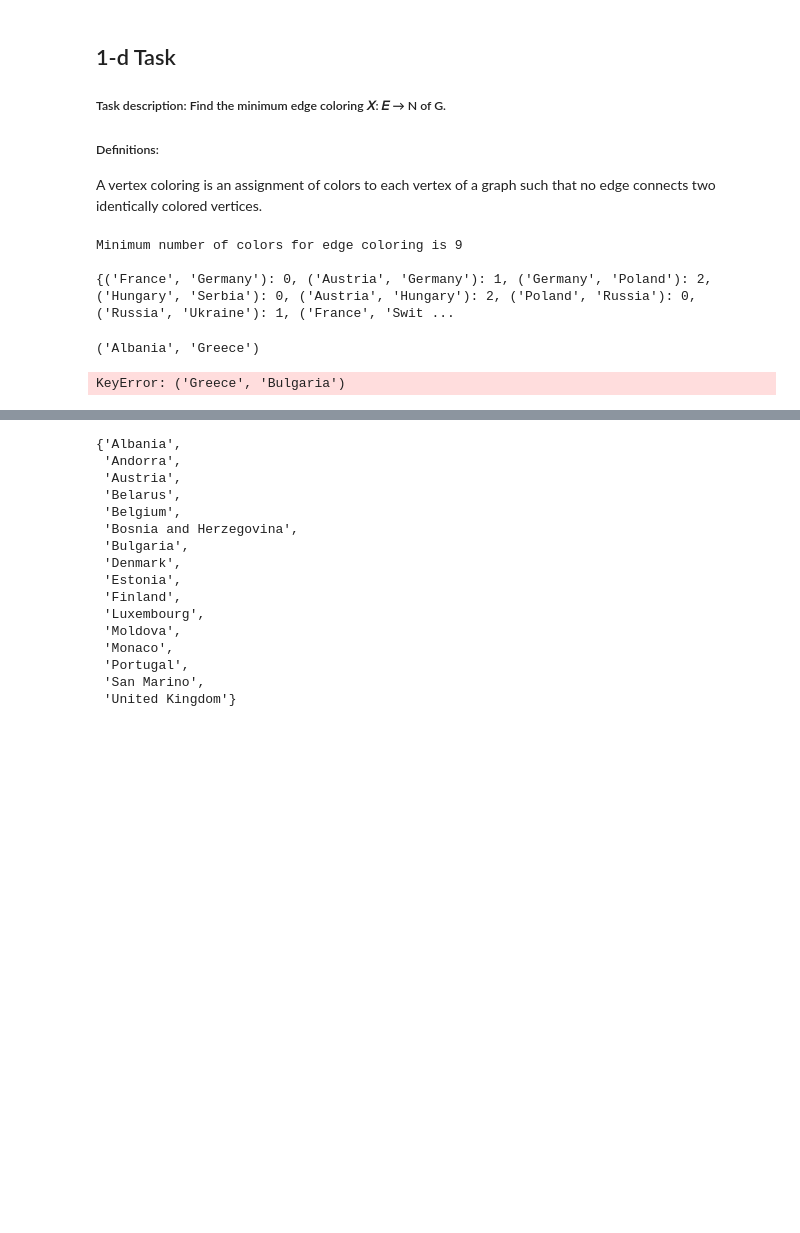
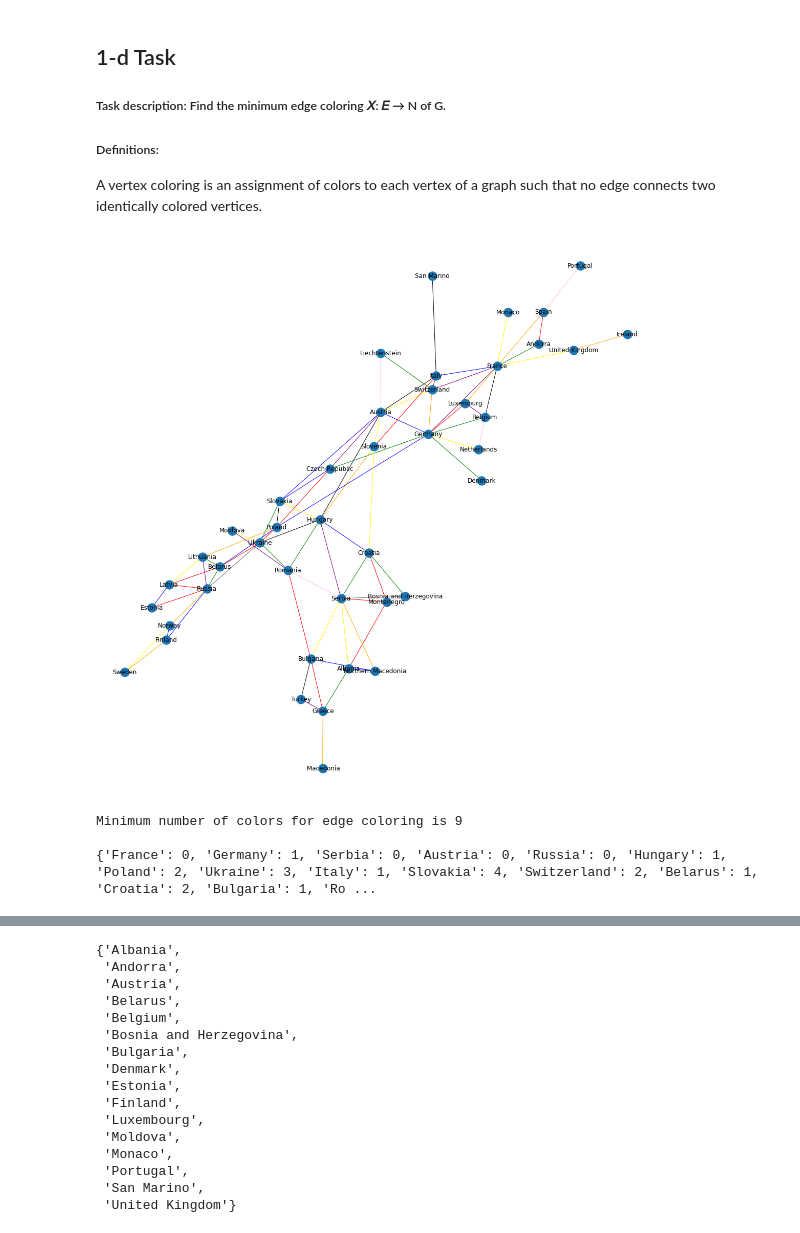
Before and after one commit to vaskers5/D_M_homework_Graphs, a Jupyter notebook: homework.ipynb, the cells around one changed output, grey strips where cells are left out. Saved outputs shown, nothing was run; the diff lists cells and outputs as text; code cells hidden in the pictures; blank space fills up the shorter version.

Commit message:
add wonderful color_map

```diff
--- a/homework.ipynb
+++ b/homework.ipynb
@@ -142,40 +142,43 @@ plt.show()
 ##### Task description: Find the minimum edge coloring 𝑋: 𝐸 → N of G.
 ##### Definitions:
 A vertex coloring is an assignment of colors to each vertex of a graph such that no edge connects two identically colored vertices.
-# %%
-print("Minimum number of colors for edge coloring is", max(nx.greedy_color(nx.line_graph(G)).values())+1)
-print()
-print(nx.greedy_color(nx.line_graph(G)))
-# %% [output]
-Minimum number of colors for edge coloring is 9
-
-{('France', 'Germany'): 0, ('Austria', 'Germany'): 1, ('Germany', 'Poland'): 2, ('Hungary', 'Serbia'): 0, ('Austria', 'Hungary'): 2, ('Poland', 'Russia'): 0, ('Russia', 'Ukraine'): 1, ('France', 'Swit ...
 # %%
 colors = nx.greedy_color(nx.line_graph(G))
 color_map = []
 
 for edge in G.edges:
-    if colors[node]==0:
-        color_map.append('red')
-    elif colors[node]==1:
-        color_map.append('green')
-    elif colors[node]==2:
-        color_map.append('blue')
-    elif colors[node]==3:
-        color_map.append('black')
-    elif colors[node]==4:
-        color_map.append('yellow')
+    if (edge in colors):
+        if colors[(edge)]==0:
+            color_map.append('red')
+        elif colors[edge]==1:
+            color_map.append('green')
+        elif colors[edge]==2:
+            color_map.append('blue')
+        elif colors[edge]==3:
+            color_map.append('black')
+        elif colors[edge]==4:
+            color_map.append('yellow')
+        elif colors[edge]==5:
+            color_map.append('orange')
+        elif colors[edge]==6:
+            color_map.append("pink")
+        elif colors[edge]==7:
+            color_map.append("purple")
+        elif colors[edge]==8:
+            color_map.append("slategrey")
 
 
 plt.figure(3,figsize=(15,15))
 pos=nx.spring_layout(G)
-nx.draw(G,pos = pos,node_color = color_map, with_labels = True)
+nx.draw(G,pos = pos,edge_color = color_map, with_labels = True)
 plt.savefig("color_map.png")
 plt.show()
 
 print("Minimum number of colors for edge coloring is", max(nx.greedy_color(nx.line_graph(G)).values())+1)
 print()
 print(nx.greedy_color(G))
 # %% [output]
+[figure, added]
-('Albania', 'Greece')
+Minimum number of colors for edge coloring is 9
+
+{'France': 0, 'Germany': 1, 'Serbia': 0, 'Austria': 0, 'Russia': 0, 'Hungary': 1, 'Poland': 2, 'Ukraine': 3, 'Italy': 1, 'Slovakia': 4, 'Switzerland': 2, 'Belarus': 1, 'Croatia': 2, 'Bulgaria': 1, 'Ro ...
-KeyError: ('Greece', 'Bulgaria')
```
Also changed, not shown: parts of 5 cells of this notebook, 1 other file.
